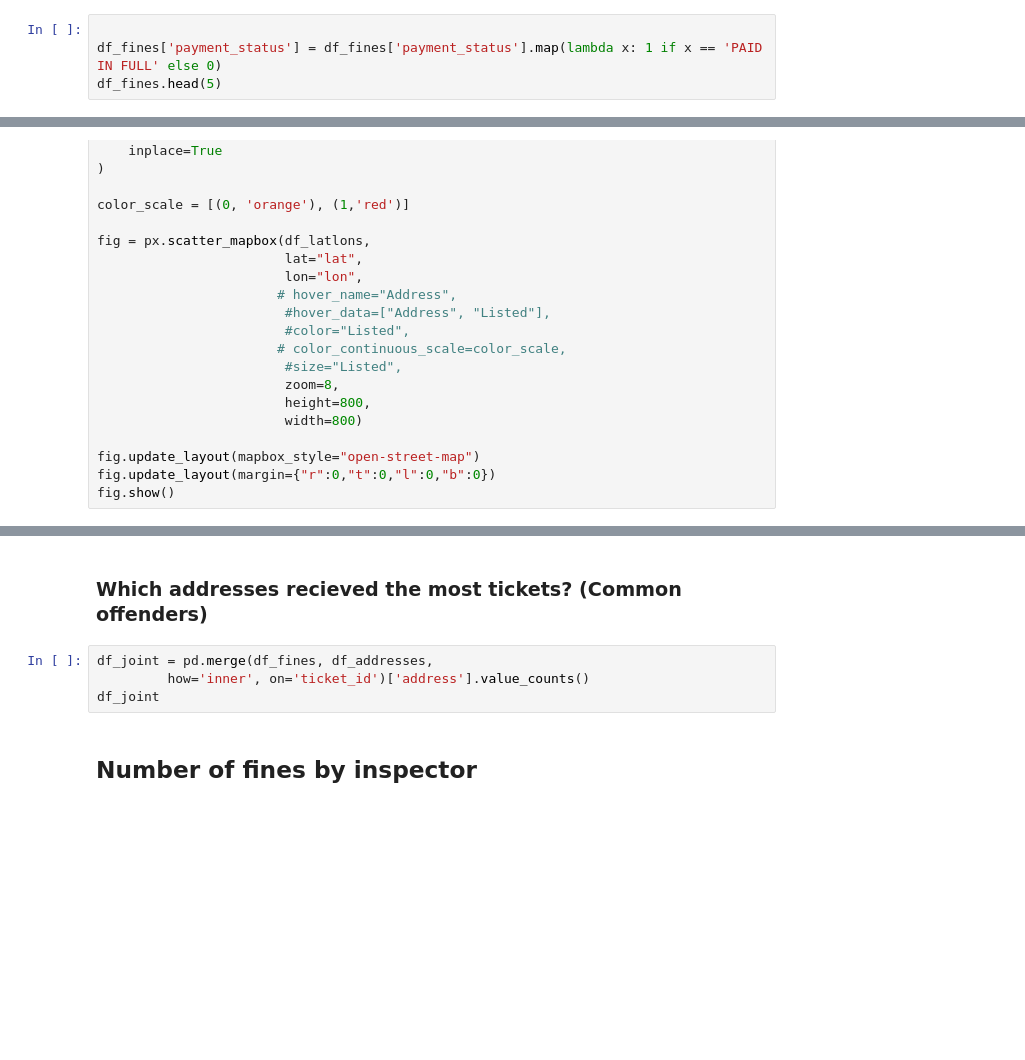
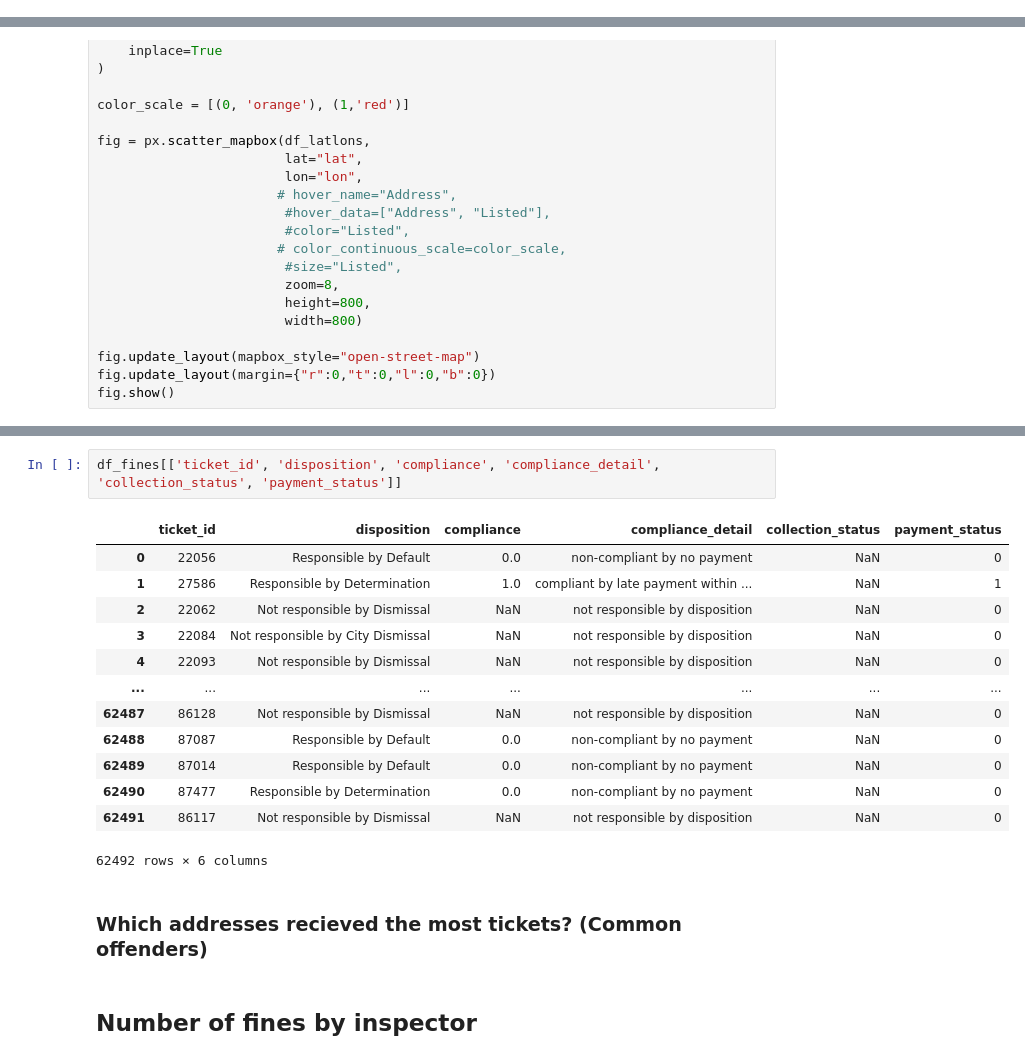
Before and after one commit to InigoSusilla/DataScienceOnDetroit, a Jupyter notebook: project1.ipynb, the cells around one changed output, grey strips where cells are left out. Drawn from its saved outputs; the diff is of its cells as text; blank space fills up the shorter version.

```diff
--- a/project1.ipynb
+++ b/project1.ipynb
@@ -26,7 +144,3 @@ df_fines.drop(columns=columns_to_delete,inplace = True)
 ## Data exploration
 # %% [markdown]
 ### Header of the DataFrame
-# %%
-
-df_fines['payment_status'] = df_fines['payment_status'].map(lambda x: 1 if x == 'PAID IN FULL' else 0)
-df_fines.head(5)
@@ -175,9 +281,21 @@ show_loan_distrib(df_fines)
+# %%
+df_fines[['ticket_id', 'disposition', 'compliance', 'compliance_detail', 'collection_status', 'payment_status']]
+# %% [output]
+|  | ticket_id | disposition | compliance | compliance_detail | collection_status | payment_status |
+| 0 | 22056 | Responsible by Default | 0.0 | non-compliant by no payment | NaN | 0 |
+| 1 | 27586 | Responsible by Determination | 1.0 | compliant by late payment within ... | NaN | 1 |
+| 2 | 22062 | Not responsible by Dismissal | NaN | not responsible by disposition | NaN | 0 |
+| 3 | 22084 | Not responsible by City Dismissal | NaN | not responsible by disposition | NaN | 0 |
+| 4 | 22093 | Not responsible by Dismissal | NaN | not responsible by disposition | NaN | 0 |
+| ... | ... | ... | ... | ... | ... | ... |
+| 62487 | 86128 | Not responsible by Dismissal | NaN | not responsible by disposition | NaN | 0 |
+| 62488 | 87087 | Responsible by Default | 0.0 | non-compliant by no payment | NaN | 0 |
+| 62489 | 87014 | Responsible by Default | 0.0 | non-compliant by no payment | NaN | 0 |
+| 62490 | 87477 | Responsible by Determination | 0.0 | non-compliant by no payment | NaN | 0 |
+| 62491 | 86117 | Not responsible by Dismissal | NaN | not responsible by disposition | NaN | 0 |
+62492 rows × 6 columns
 # %% [markdown]
 ### Which addresses recieved the most tickets? (Common offenders)
-# %%
-df_joint = pd.merge(df_fines, df_addresses,
-         how='inner', on='ticket_id')['address'].value_counts()
-df_joint
 # %% [markdown]
 ## Number of fines by inspector
 # %%
```
Also changed, not shown: parts of 29 cells of this notebook.
